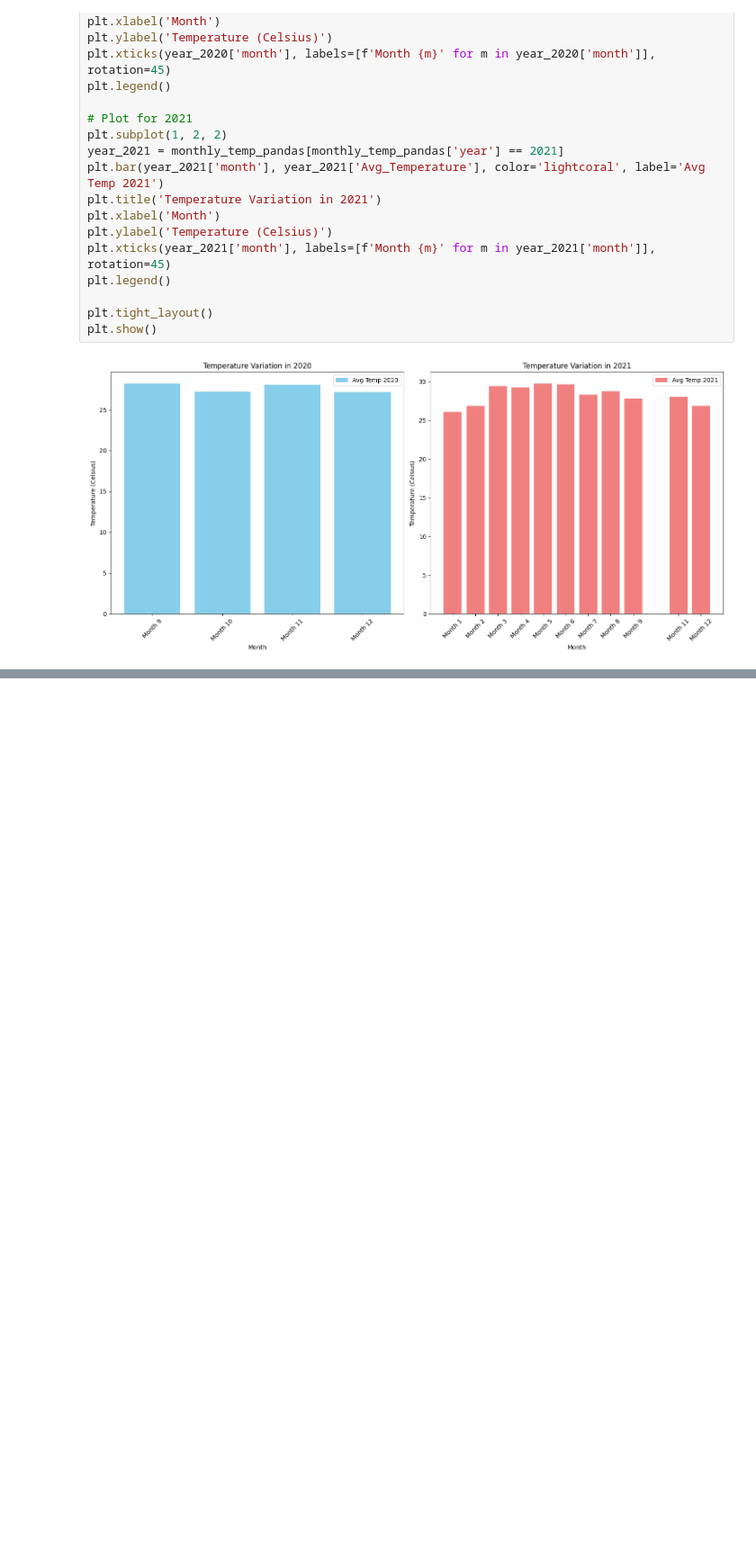
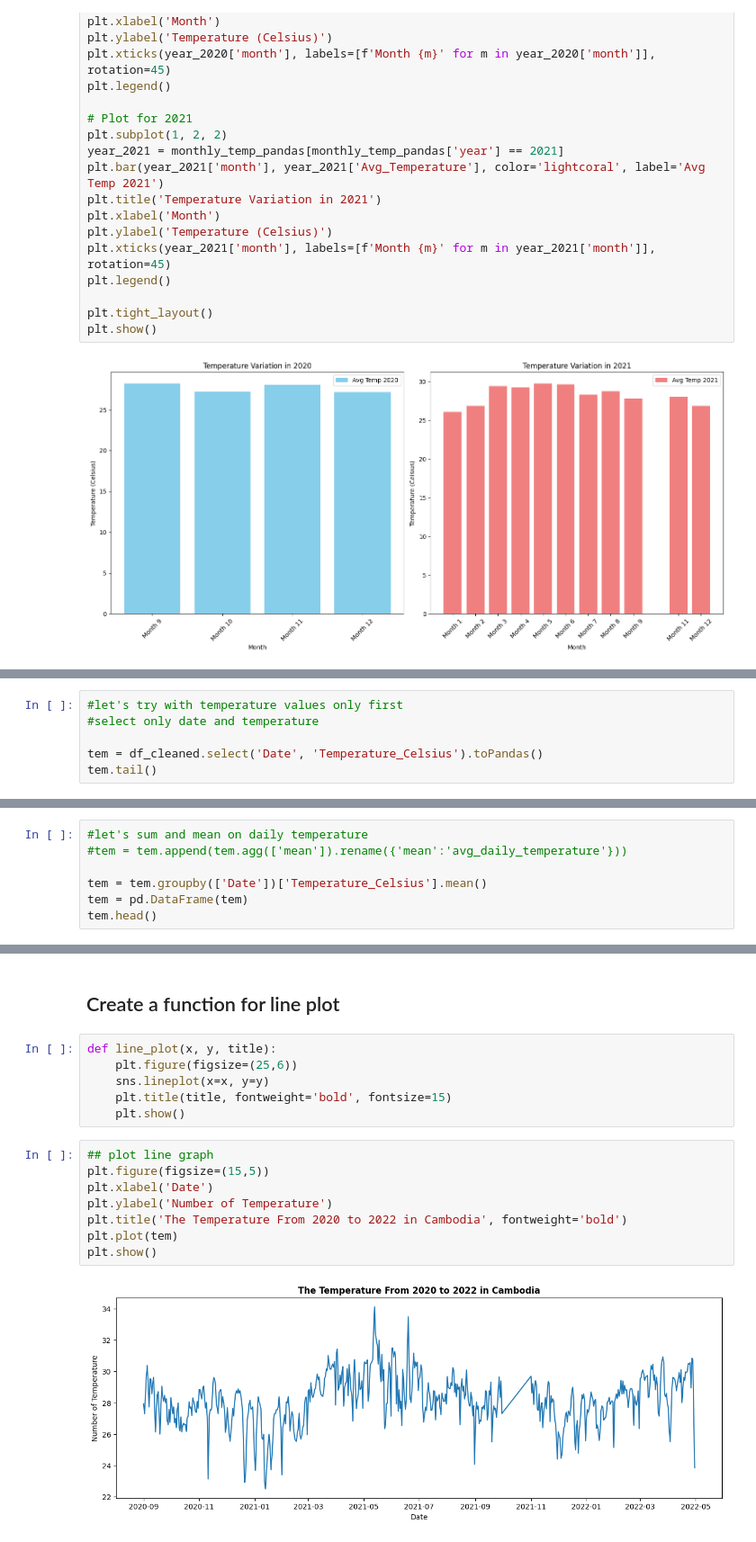
Before and after one commit to Galaxy092/Samsung-Innovation-Campus-Big-Data-Capstone-Project, a Jupyter notebook: Data Analysis & Visualization.ipynb, the cells around one changed output, grey strips where cells are left out. Shown at 90% size. Cells and saved outputs as stored; diff of their text form; blank space fills up the shorter version.

Commit message:
Done: Data Analysis & Visualization.ipynb

```diff
--- a/Data Analysis & Visualization.ipynb
+++ b/Data Analysis & Visualization.ipynb
@@ -463,0 +455,6 @@ This will become an error in seaborn v0.14.0; please update your code.
+# %%
+#let's try with temperature values only first
+#select only date and temperature
+
+tem = df_cleaned.select('Date', 'Temperature_Celsius').toPandas()
+tem.tail()
@@ -463,0 +474,7 @@ This will become an error in seaborn v0.14.0; please update your code.
+# %%
+#let's sum and mean on daily temperature
+#tem = tem.append(tem.agg(['mean']).rename({'mean':'avg_daily_temperature'}))
+
+tem = tem.groupby(['Date'])['Temperature_Celsius'].mean()
+tem = pd.DataFrame(tem)
+tem.head()
@@ -463,0 +489,18 @@ This will become an error in seaborn v0.14.0; please update your code.
+# %% [markdown]
+## Create a function for line plot
+# %%
+def line_plot(x, y, title):
+    plt.figure(figsize=(25,6))
+    sns.lineplot(x=x, y=y)
+    plt.title(title, fontweight='bold', fontsize=15)
+    plt.show()
+# %%
+## plot line graph
+plt.figure(figsize=(15,5))
+plt.xlabel('Date')
+plt.ylabel('Number of Temperature')
+plt.title('The Temperature From 2020 to 2022 in Cambodia', fontweight='bold')
+plt.plot(tem)
+plt.show()
+# %% [output]
+[figure, added]
```
Also changed, not shown: parts of 59 cells of this notebook.
